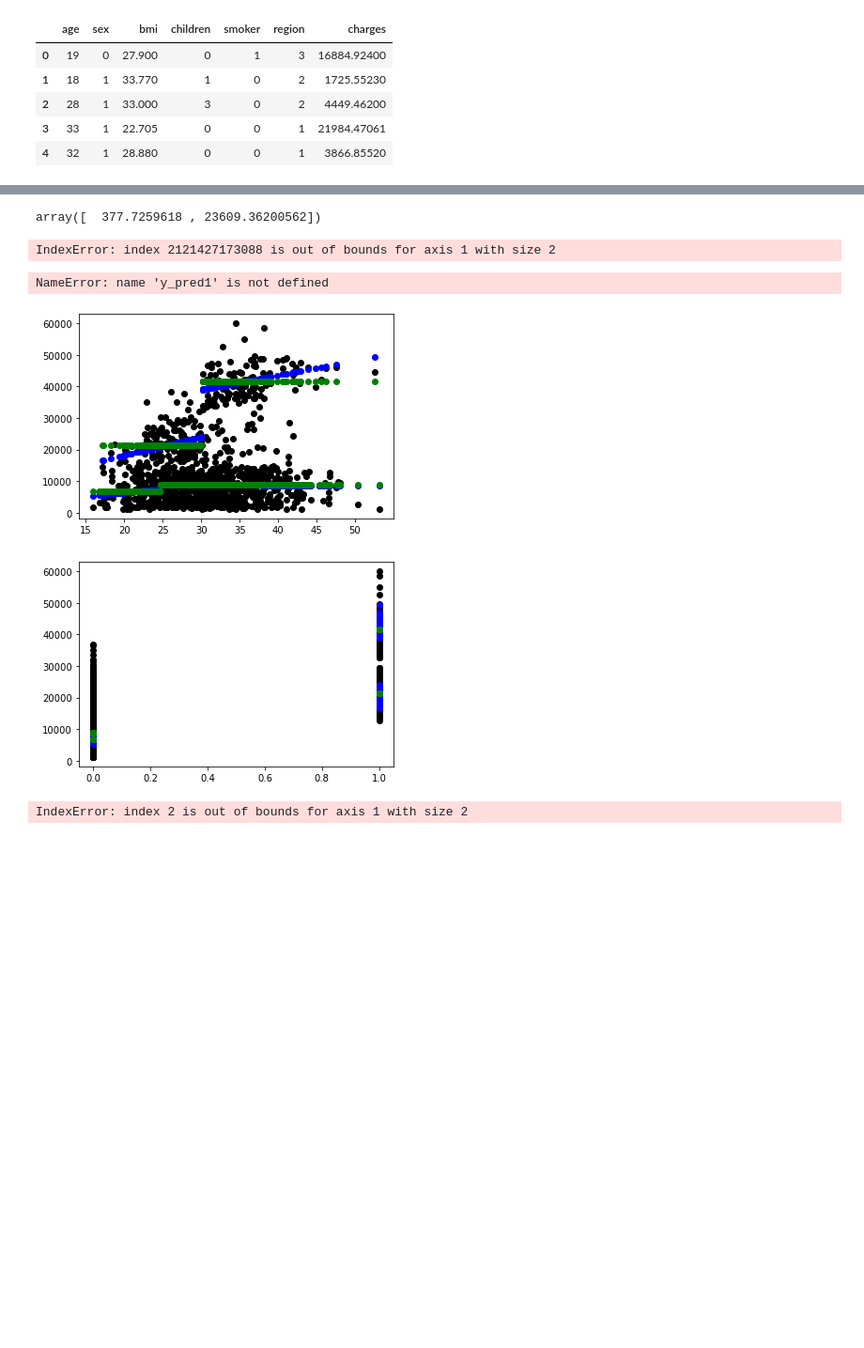
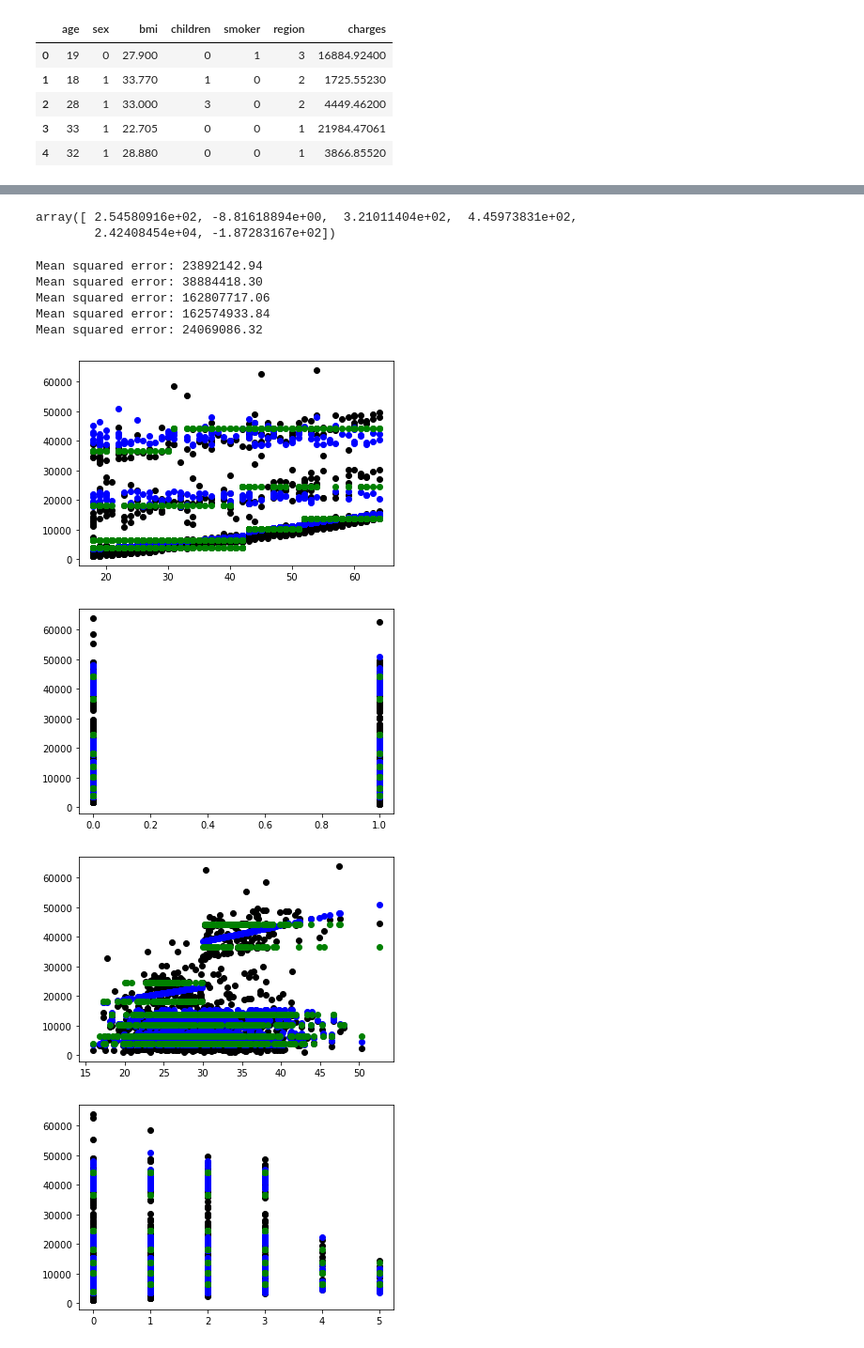
Before and after one commit to Nihal2000/sklearn-dev-0.0, a Jupyter notebook: test_0.1.ipynb, the cells around one changed output, grey strips where cells are left out. Shown at 94% size. Drawn from its saved outputs; the diff is of its cells as text; code cells hidden in the pictures; blank space fills up the shorter version.

```diff
--- a/test_0.1.ipynb
+++ b/test_0.1.ipynb
@@ -85,11 +85,11 @@ print(y_test.shape)
 (1070,)
 (268,)
 # %%
-reg1 = ldtr(max_depth = 2, min_samples_leaf= 5)
+reg1 = ldtr(max_depth = 2)
 reg2 = LinearRegression(n_jobs = -1)
 reg3 = LinearSVR()
 reg4 = SVR(kernel = 'linear')
-reg5 = DecisionTreeRegressor(max_depth = 2)
+reg5 = DecisionTreeRegressor(max_depth = 3)
 # %%
 reg1.fit(X_train, y_train)
 reg2.fit(X_train, y_train)
@@ -101,15 +101,14 @@ DecisionTreeRegressor(max_depth=2)
 # %%
 reg2.coef_
 # %% [output]
-array([  377.7259618 , 23609.36200562])
+array([ 2.54580916e+02, -8.81618894e+00,  3.21011404e+02,  4.45973831e+02,
+        2.42408454e+04, -1.87283167e+02])
 # %%
 y_pred1 = reg1.predict(X_test)
 y_pred2 = reg2.predict(X_test)
 y_pred3 = reg3.predict(X_test)
 y_pred4 = reg4.predict(X_test)
 y_pred5 = reg5.predict(X_test)
-# %% [output]
-IndexError: index 2121427173088 is out of bounds for axis 1 with size 2
 # %%
 print('Mean squared error: %.2f'% mean_squared_error(y_test, y_pred1))
 print('Mean squared error: %.2f'% mean_squared_error(y_test, y_pred2))
@@ -117,14 +116,19 @@ print('Mean squared error: %.2f'% mean_squared_error(y_test, y_pred3))
 print('Mean squared error: %.2f'% mean_squared_error(y_test, y_pred4))
 print('Mean squared error: %.2f'% mean_squared_error(y_test, y_pred5))
 # %% [output]
-NameError: name 'y_pred1' is not defined
+Mean squared error: 23892142.94
+Mean squared error: 38884418.30
+Mean squared error: 162807717.06
+Mean squared error: 162574933.84
+Mean squared error: 24069086.32
 # %%
-for i in range(X_train.shape[0]):
+for i in range(X_train.shape[1]):
     plt.scatter(X_train[:, i], y_train,  color='black')
     plt.scatter(X_train[:, i], reg1.predict(X_train),  color='blue')
     plt.scatter(X_train[:, i], reg5.predict(X_train),  color='green')
     plt.show()
 # %% [output]
-[figure, old version]
+[figure, new version]
-[figure, old version]
+[figure, new version]
-IndexError: index 2 is out of bounds for axis 1 with size 2
+[figure, added]
+[figure, added]
```
Also changed, not shown: parts of 3 cells of this notebook, 3 other files.
